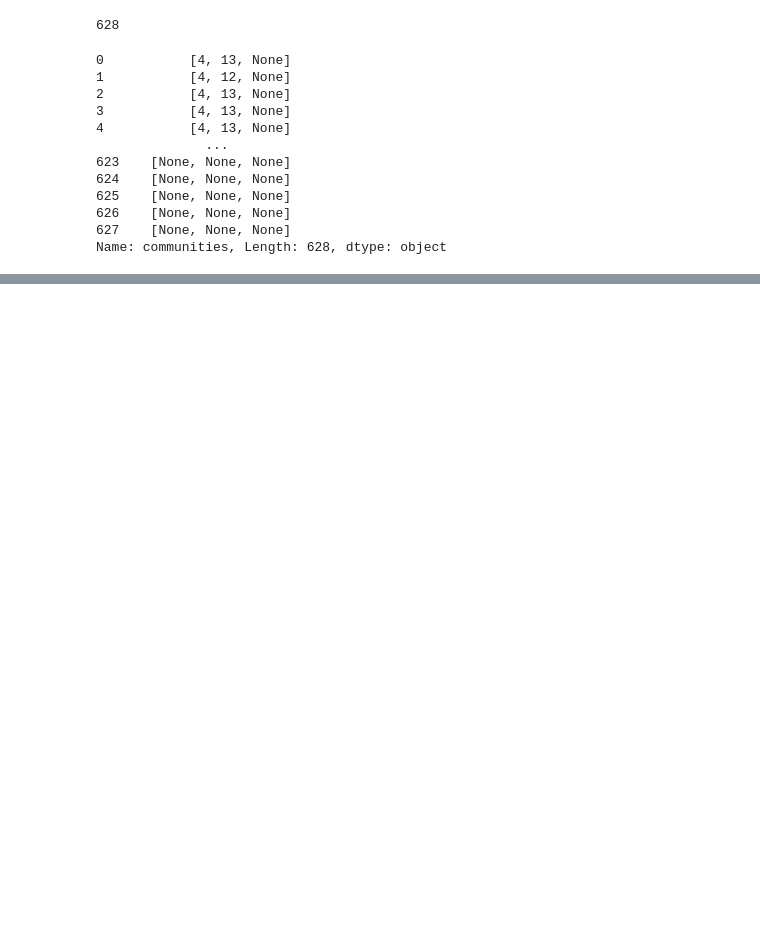
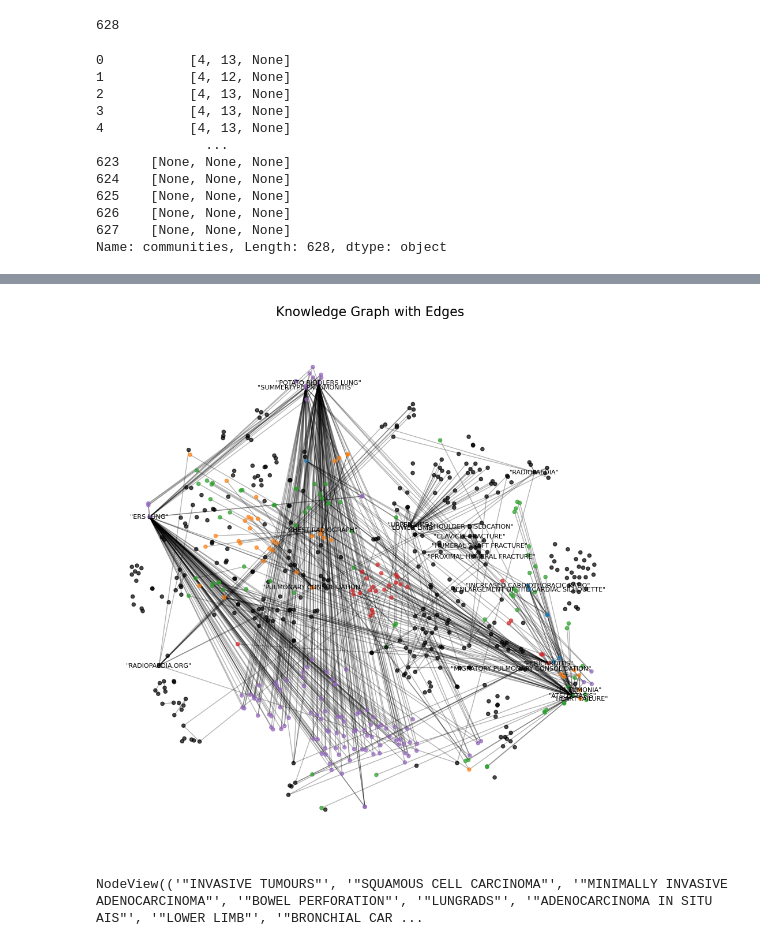
Before and after one commit to ChihchengHsieh/graphrage_for_all, a Jupyter notebook: community_plot.ipynb, the cells around one changed output, grey strips where cells are left out. Cells and saved outputs as stored; diff of their text form; code cells hidden in the pictures; blank space fills up the shorter version.

```diff
--- a/community_plot.ipynb
+++ b/community_plot.ipynb
@@ -30,0 +7,2 @@ ImportError: dlopen(/Users/jrhs/opt/anaconda3/envs/pytorch/lib/python3.10/site-p
+# %%
+relationship_df =  pd.read_parquet("./combined_index_results/graphrag/index_graphrag_llama3v1_combined_top_1/create_final_relationships.parquet")
@@ -454,0 +359,70 @@ entity_embedding_df
+# %%
+# STEP 1: Create a NetworkX graph
+G = nx.Graph()
+
+# STEP 2: Add nodes with attributes
+for _, row in entity_embedding_df_with_communities.iterrows():
+    community = next((comm for comm in row['communities'] if comm is not None), None)
+    G.add_node(row['name'], pos=(row['x'], row['y']), community=community, type=row['type'])
+
+# STEP 3: Add edges from relationship_df
+for _, row in relationship_df[(relationship_df['source'] != relationship_df['target'])].iterrows():
+    source = row['source']
+    target = row['target']
+    weight = row.get('weight', 1.0)
+    if source in G.nodes and target in G.nodes:
+        G.add_edge(source, target, weight=1)
+
+
+# G = G.subgraph([n for n, d in G.degree() if d >= 2]).copy()
+
+# STEP 4: Draw the graph
+plt.figure(figsize=(12, 12))
+pos = nx.get_node_attributes(G, 'pos')
+communities = nx.get_node_attributes(G, 'community')
+
+# Color mapping
+unique_communities = list(set(communities.values()))
+community_colors = {comm: plt.cm.tab10(i % 10) for i, comm in enumerate(unique_communities)}
+community_colors[None] = 'black'
+
+# Draw nodes
+nx.draw_networkx_nodes(
+    G,
+    pos,
+    node_color=[community_colors[communities[node]] for node in G.nodes()],
+    node_size=20,
+    alpha=0.7
+)
+
+# Draw edges
+nx.draw_networkx_edges(
+    G,
+    pos,
+    alpha=0.3,
+    width=[G[u][v].get('weight', 1.0) for u, v in G.edges()]
+)
+
+
+# Sort nodes by degree
+sorted_nodes = sorted(G.degree, key=lambda x: x[1], reverse=True)
+
+# Label only top 30 nodes by connection
+top_nodes = sorted_nodes[:20]
+labels = {node: node for node, _ in top_nodes}
+nx.draw_networkx_labels(G, pos, labels, font_size=8, font_color='black')
+
+# nx.draw_networkx_labels(
+#     G,
+#     pos,
+#     font_size=6,
+#     font_color='black',
+#     verticalalignment='center',
+# )
+
+# Final plot settings
+plt.axis('off')
+plt.title("Knowledge Graph with Edges", fontsize=16)
+plt.show()
+# %% [output]
+[figure, added]
@@ -454,0 +498,4 @@ entity_embedding_df
+# %%
+(K.nodes)
+# %% [output]
+NodeView(('"INVASIVE TUMOURS"', '"SQUAMOUS CELL CARCINOMA"', '"MINIMALLY INVASIVE ADENOCARCINOMA"', '"BOWEL PERFORATION"', '"LUNGRADS"', '"ADENOCARCINOMA IN SITU AIS"', '"LOWER LIMB"', '"BRONCHIAL CAR ...
```
Also changed, not shown: parts of 32 cells of this notebook, 2 other files.
